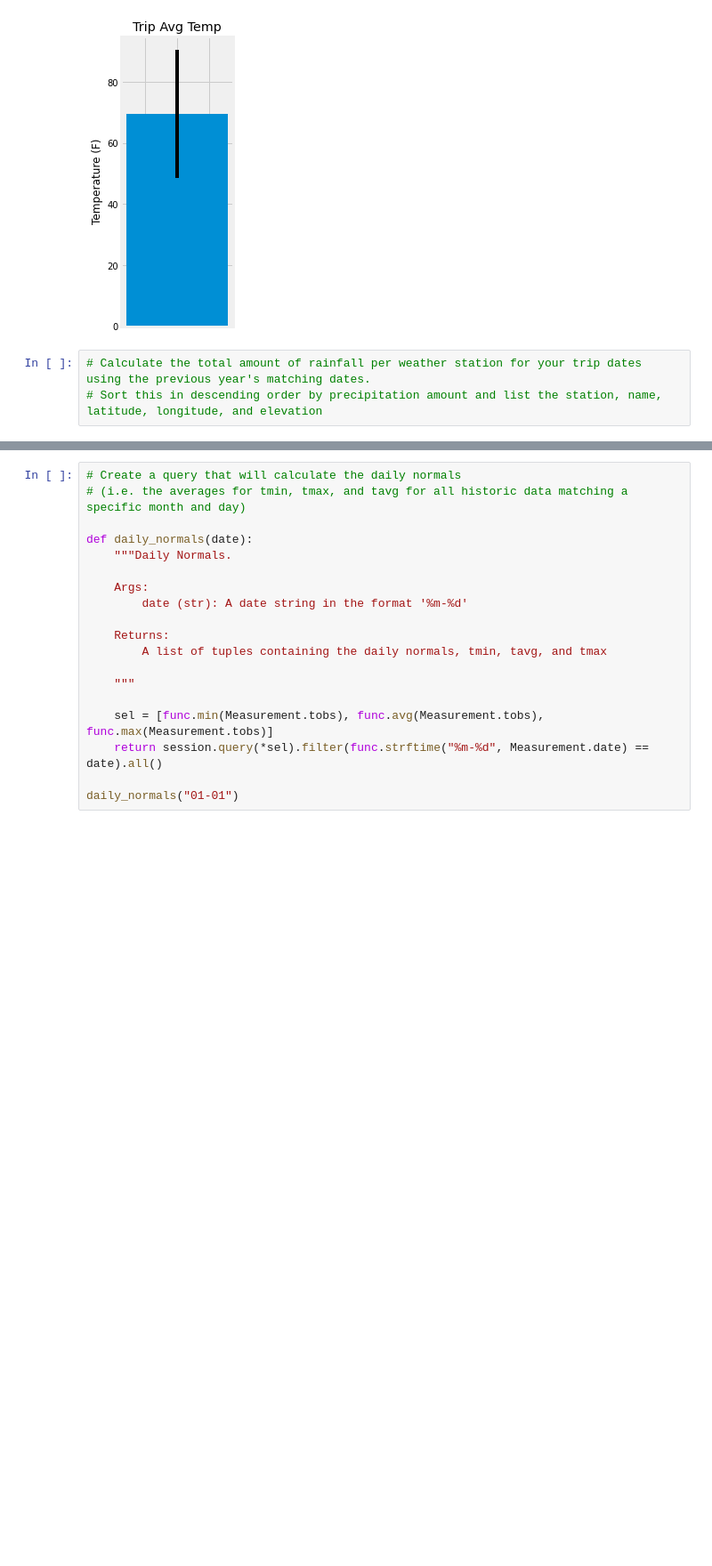
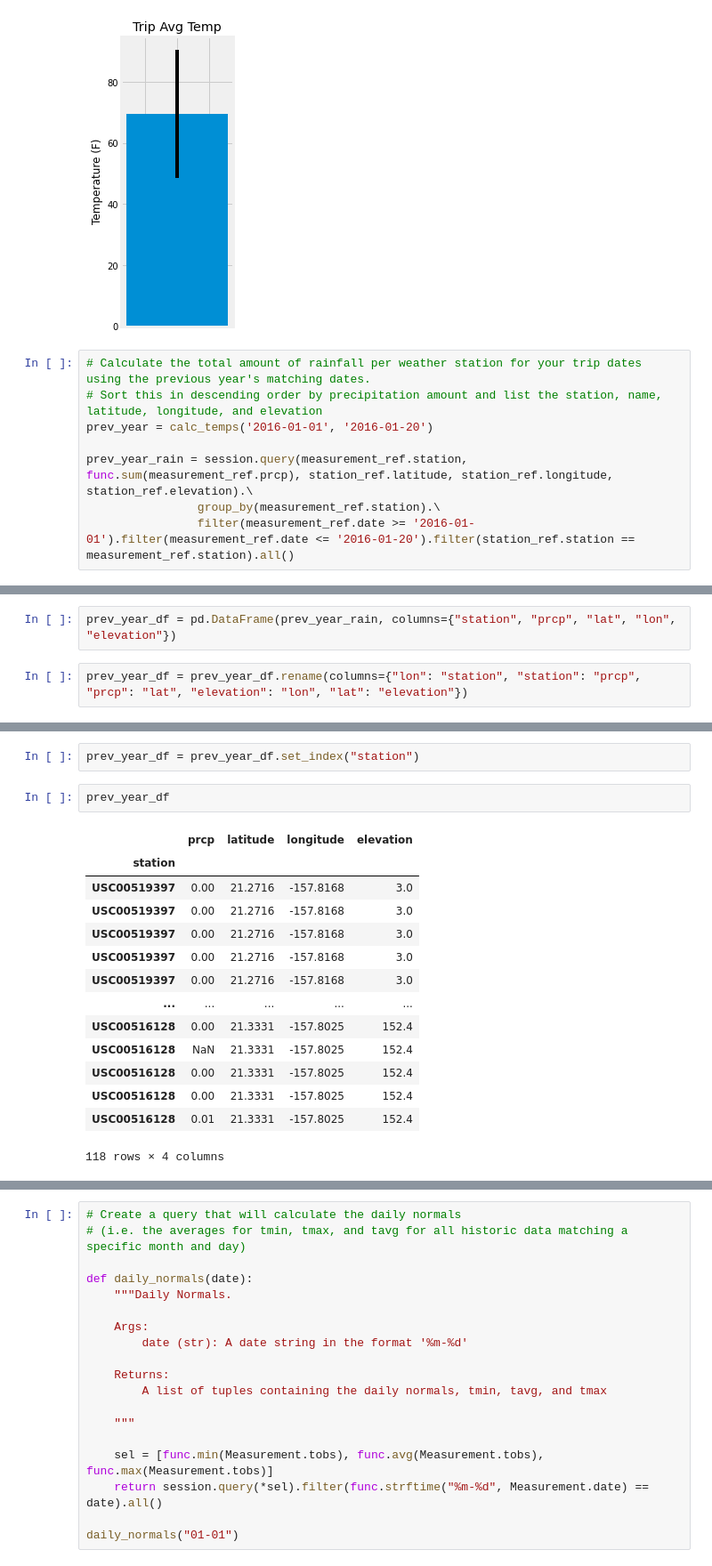
Before and after one commit to CCom20/sqlalchemy-challenge, a Jupyter notebook: climate_starter.ipynb, the cells around one changed output, grey strips where cells are left out. Shown: that part at 89% size. Cells and saved outputs as stored; diff of their text form; blank space fills up the shorter version.

```diff
--- a/climate_starter.ipynb
+++ b/climate_starter.ipynb
@@ -354,3 +354,8 @@ plt.savefig("images/trip_avg_temp.jpeg")
 # %%
 # Calculate the total amount of rainfall per weather station for your trip dates using the previous year's matching dates.
 # Sort this in descending order by precipitation amount and list the station, name, latitude, longitude, and elevation
+prev_year = calc_temps('2016-01-01', '2016-01-20')
+
+prev_year_rain = session.query(measurement_ref.station, func.sum(measurement_ref.prcp), station_ref.latitude, station_ref.longitude, station_ref.elevation).\
+                group_by(measurement_ref.station).\
+                filter(measurement_ref.date >= '2016-01-01').filter(measurement_ref.date <= '2016-01-20').filter(station_ref.station == measurement_ref.station).all()
@@ -356,0 +376,4 @@ plt.savefig("images/trip_avg_temp.jpeg")
+# %%
+prev_year_df = pd.DataFrame(prev_year_rain, columns={"station", "prcp", "lat", "lon", "elevation"})
+# %%
+prev_year_df = prev_year_df.rename(columns={"lon": "station", "station": "prcp", "prcp": "lat", "elevation": "lon", "lat": "elevation"})
@@ -356,0 +391,19 @@ plt.savefig("images/trip_avg_temp.jpeg")
+# %%
+prev_year_df = prev_year_df.set_index("station")
+# %%
+prev_year_df
+# %% [output]
+|  | prcp | latitude | longitude | elevation |
+| station |  |  |  |  |
+| USC00519397 | 0.00 | 21.2716 | -157.8168 | 3.0 |
+| USC00519397 | 0.00 | 21.2716 | -157.8168 | 3.0 |
+| USC00519397 | 0.00 | 21.2716 | -157.8168 | 3.0 |
+| USC00519397 | 0.00 | 21.2716 | -157.8168 | 3.0 |
+| USC00519397 | 0.00 | 21.2716 | -157.8168 | 3.0 |
+| ... | ... | ... | ... | ... |
+| USC00516128 | 0.00 | 21.3331 | -157.8025 | 152.4 |
+| USC00516128 | NaN | 21.3331 | -157.8025 | 152.4 |
+| USC00516128 | 0.00 | 21.3331 | -157.8025 | 152.4 |
+| USC00516128 | 0.00 | 21.3331 | -157.8025 | 152.4 |
+| USC00516128 | 0.01 | 21.3331 | -157.8025 | 152.4 |
+118 rows × 4 columns
```
Also changed, not shown: parts of 9 cells of this notebook.
